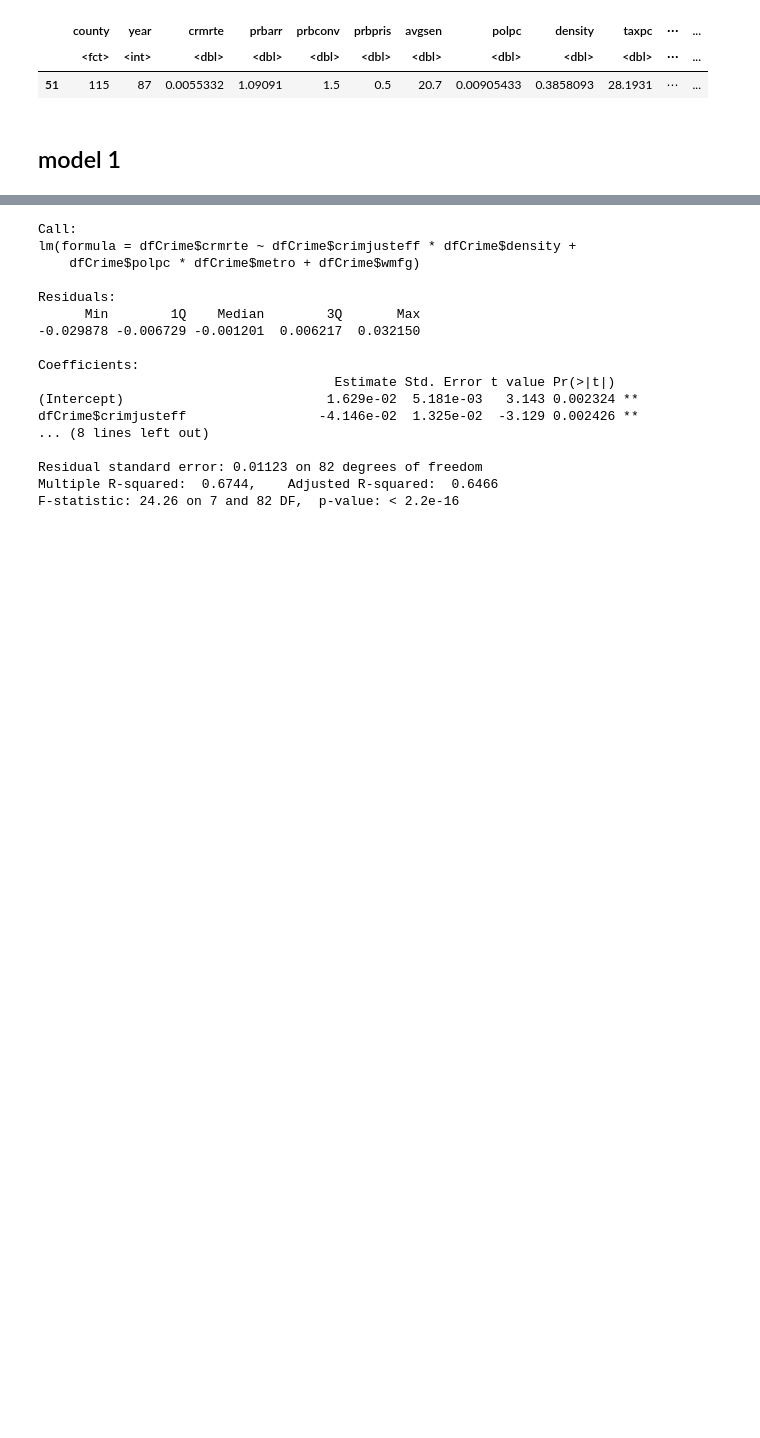
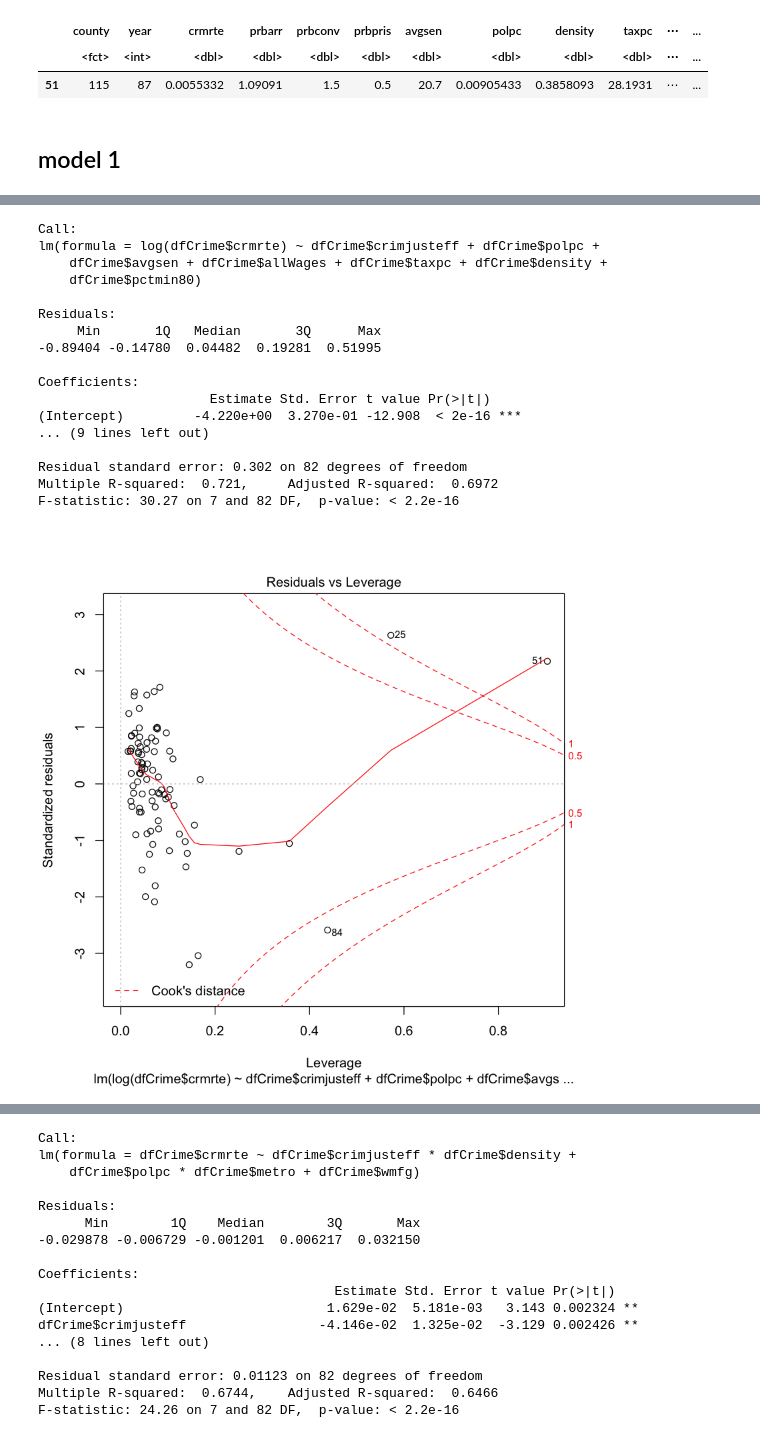
Before and after one commit to kevin-hartman/MIDS_W203_5_Lab3, a Jupyter notebook: model1.ipynb, the cells around one changed output, grey strips where cells are left out. Cells and saved outputs as stored; diff of their text form; code cells hidden in the pictures; blank space fills up the shorter version.

```diff
--- a/model1.ipynb
+++ b/model1.ipynb
@@ -165,3 +160,27 @@ F-statistic: 38.81 on 3 and 86 DF,  p-value: 5.88e-16
+# %%
+mod1.5 <-lm(log(dfCrime$crmrte) ~ dfCrime$crimjusteff + dfCrime$polpc + dfCrime$avgsen + dfCrime$allWages + dfCrime$taxpc +
+            dfCrime$density + dfCrime$pctmin80)
+summary(mod1.5)
+plot(mod1.5, which=5)
+# %% [output]
+Call:
+lm(formula = log(dfCrime$crmrte) ~ dfCrime$crimjusteff + dfCrime$polpc +
+    dfCrime$avgsen + dfCrime$allWages + dfCrime$taxpc + dfCrime$density +
+    dfCrime$pctmin80)
+
+Residuals:
+     Min       1Q   Median       3Q      Max
+-0.89404 -0.14780  0.04482  0.19281  0.51995
+
+Coefficients:
+                      Estimate Std. Error t value Pr(>|t|)
+(Intercept)         -4.220e+00  3.270e-01 -12.908  < 2e-16 ***
+... (9 lines left out)
+
+Residual standard error: 0.302 on 82 degrees of freedom
+Multiple R-squared:  0.721,     Adjusted R-squared:  0.6972
+F-statistic: 30.27 on 7 and 82 DF,  p-value: < 2.2e-16
+[figure, added]
 # %%
 # list out high leverage points and rerun with
 # augment find broom package in tidy
```
Also changed, not shown: parts of 2 cells of this notebook, 1 other file.
